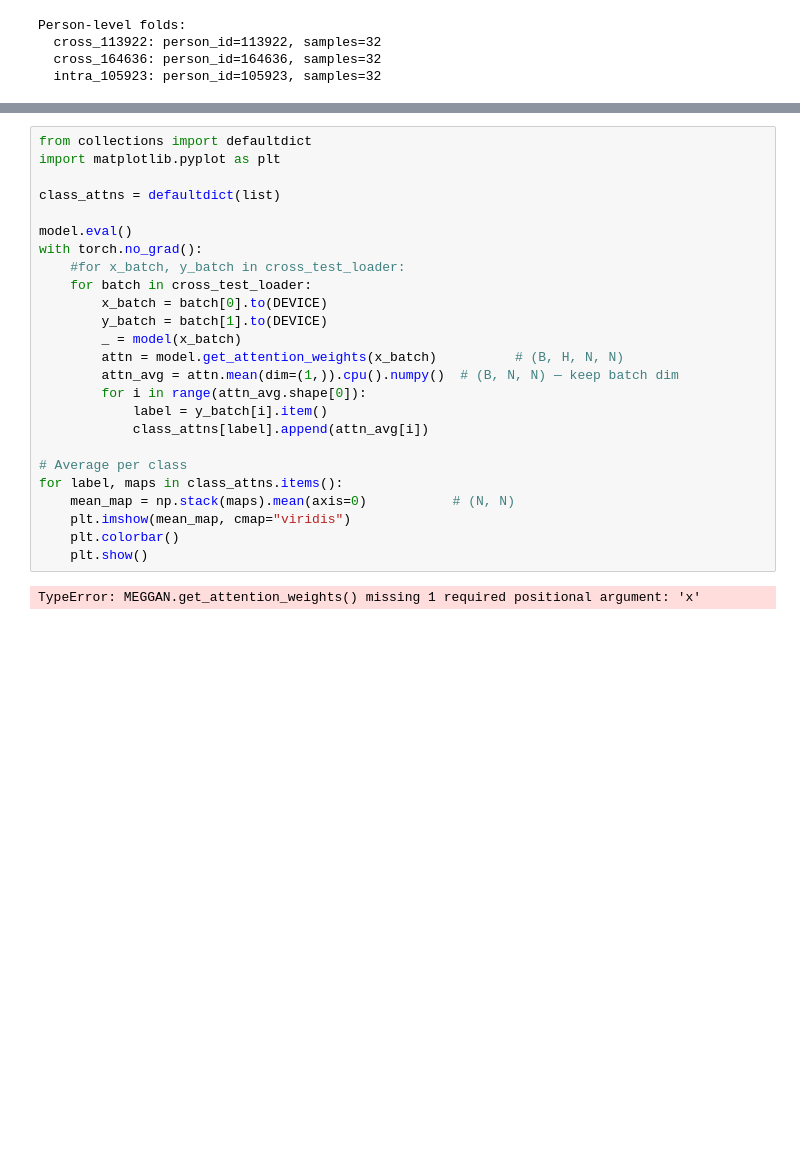
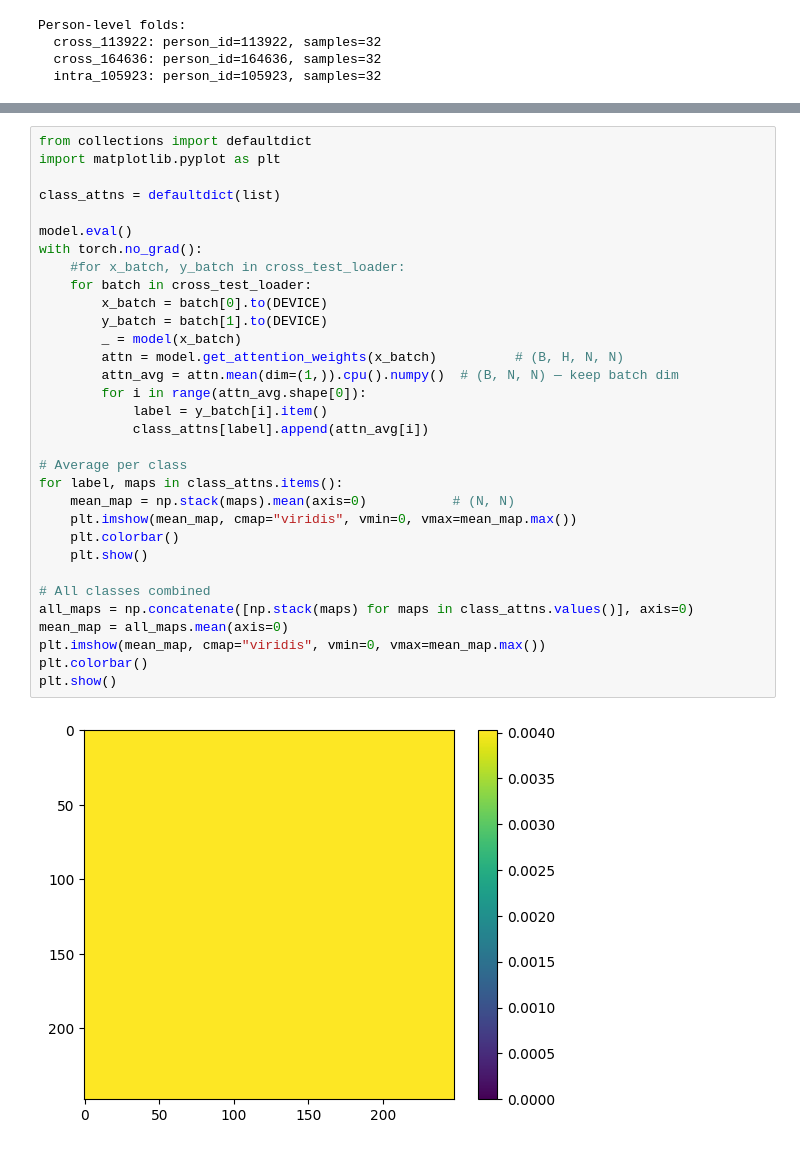
Before and after one commit to LeonV1110/DeepLearning, a Jupyter notebook: Assignment_2/gan_node_graph_simple.ipynb, the cells around one changed output, grey strips where cells are left out. Drawn from its saved outputs; the diff is of its cells as text; blank space fills up the shorter version.

```diff
--- a/Assignment_2/gan_node_graph_simple.ipynb
+++ b/Assignment_2/gan_node_graph_simple.ipynb
@@ -318,27 +318,34 @@ graph_gate: -2.891  sigmoid: 0.053
 # %%
 from collections import defaultdict
 import matplotlib.pyplot as plt
 
 class_attns = defaultdict(list)
 
 model.eval()
 with torch.no_grad():
     #for x_batch, y_batch in cross_test_loader:
     for batch in cross_test_loader:
         x_batch = batch[0].to(DEVICE)
         y_batch = batch[1].to(DEVICE)
         _ = model(x_batch)
         attn = model.get_attention_weights(x_batch)          # (B, H, N, N)
         attn_avg = attn.mean(dim=(1,)).cpu().numpy()  # (B, N, N) — keep batch dim
         for i in range(attn_avg.shape[0]):
             label = y_batch[i].item()
             class_attns[label].append(attn_avg[i])
 
 # Average per class
 for label, maps in class_attns.items():
     mean_map = np.stack(maps).mean(axis=0)           # (N, N)
-    plt.imshow(mean_map, cmap="viridis")
+    plt.imshow(mean_map, cmap="viridis", vmin=0, vmax=mean_map.max())
     plt.colorbar()
     plt.show()
+
+# All classes combined
+all_maps = np.concatenate([np.stack(maps) for maps in class_attns.values()], axis=0)
+mean_map = all_maps.mean(axis=0)
+plt.imshow(mean_map, cmap="viridis", vmin=0, vmax=mean_map.max())
+plt.colorbar()
+plt.show()
 # %% [output]
-TypeError: MEGGAN.get_attention_weights() missing 1 required positional argument: 'x'
+[figure, added]
```
Also changed, not shown: parts of 6 cells of this notebook, 11 other files.
